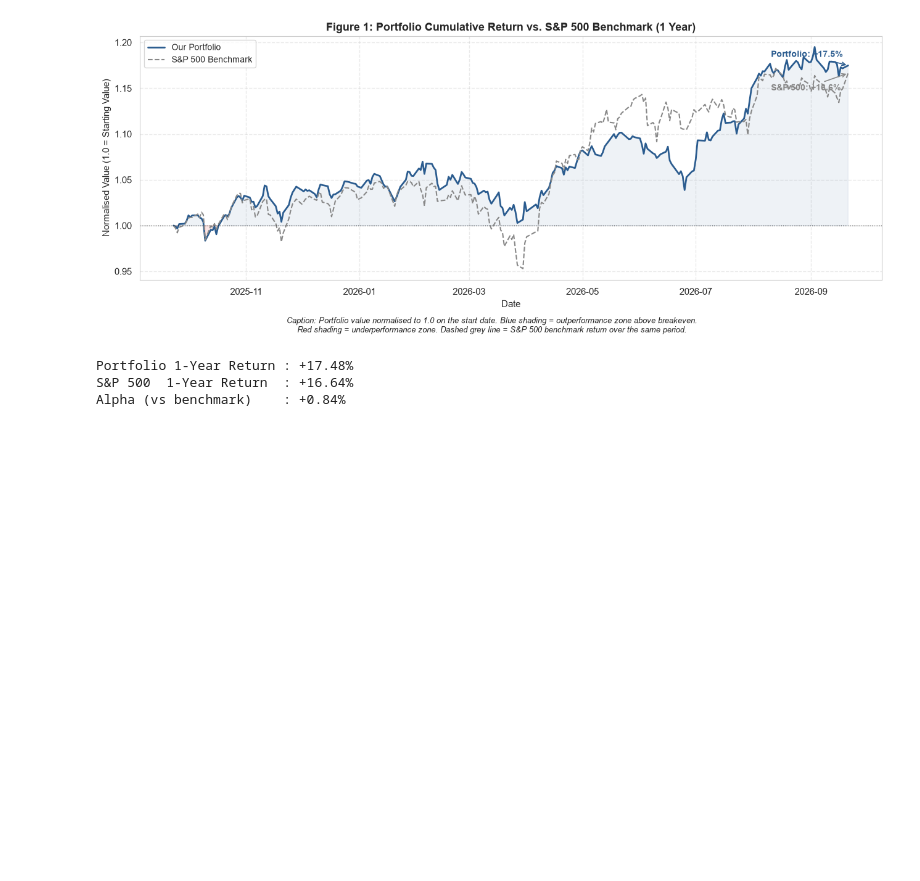
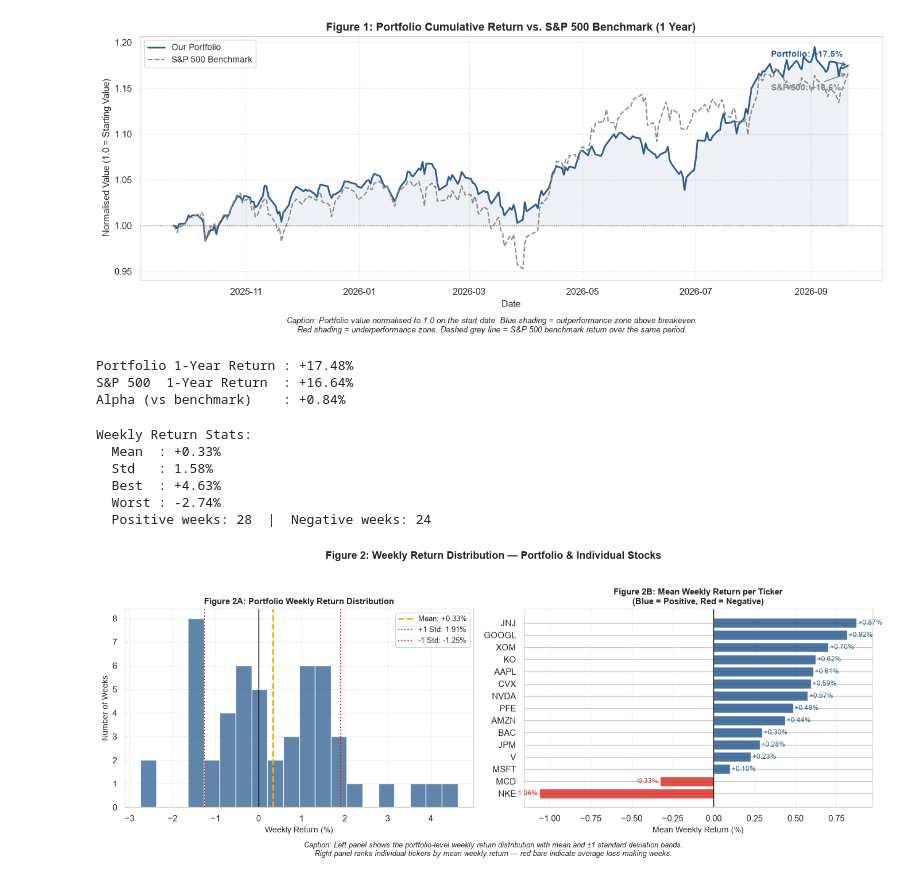
Before and after one commit to clivemisiko/ai_foundations, a Jupyter notebook: capstone_baseline.ipynb, the cells around one changed output. Saved outputs shown, nothing was run; the diff lists cells and outputs as text; code cells hidden in the pictures; blank space fills up the shorter version.

```diff
--- a/capstone_baseline.ipynb
+++ b/capstone_baseline.ipynb
@@ -189,3 +189,70 @@ print(f"Alpha (vs benchmark)    : {(final_port - final_sp500)*100:+.2f}%")
 Portfolio 1-Year Return : +17.48%
 S&P 500  1-Year Return  : +16.64%
 Alpha (vs benchmark)    : +0.84%
+# %%
+# ── Compute weekly returns (resample daily prices to weekly, last close) ──────
+weekly_prices  = prices.resample('W').last()
+weekly_returns = weekly_prices.pct_change().dropna() * 100   # as %
+
+# Portfolio-level weekly return: cost-basis weighted average across tickers
+weekly_portfolio_return = weekly_returns.mul(weights, axis=1).sum(axis=1)
+
+mean_wr = weekly_portfolio_return.mean()
+std_wr  = weekly_portfolio_return.std()
+pos_weeks = (weekly_portfolio_return > 0).sum()
+neg_weeks = (weekly_portfolio_return < 0).sum()
+
+print(f"Weekly Return Stats:")
+print(f"  Mean  : {mean_wr:+.2f}%")
+print(f"  Std   : {std_wr:.2f}%")
+print(f"  Best  : {weekly_portfolio_return.max():+.2f}%")
+print(f"  Worst : {weekly_portfolio_return.min():+.2f}%")
+print(f"  Positive weeks: {pos_weeks}  |  Negative weeks: {neg_weeks}")
+
+# ── Plot ──────────────────────────────────────────────────────────────────────
+fig, axes = plt.subplots(1, 2, figsize=(14, 5))
+
+# Left: Portfolio-level weekly return histogram
+axes[0].hist(weekly_portfolio_return, bins=20, color='#2b5c8f', alpha=0.75, edgecolor='white')
+axes[0].axvline(mean_wr,   color='orange',  linewidth=2,   linestyle='--', label=f'Mean: {mean_wr:+.2f}%')
+axes[0].axvline(mean_wr + std_wr, color='red', linewidth=1.5, linestyle=':', label=f'+1 Std: {mean_wr+std_wr:.2f}%')
+axes[0].axvline(mean_wr - std_wr, color='red', linewidth=1.5, linestyle=':', label=f'-1 Std: {mean_wr-std_wr:.2f}%')
+axes[0].axvline(0, color='black', linewidth=1)
+axes[0].set_title("Figure 2A: Portfolio Weekly Return Distribution", fontsize=11, fontweight='bold')
+axes[0].set_xlabel("Weekly Return (%)", fontsize=10)
+axes[0].set_ylabel("Number of Weeks", fontsize=10)
+axes[0].legend(fontsize=9)
+axes[0].grid(True, linestyle='--', alpha=0.4)
+
+# Right: Per-ticker mean weekly return ranked bar chart
+mean_ticker_weekly = weekly_returns.mean().sort_values()
+colors = ['#d73027' if v < 0 else '#2b5c8f' for v in mean_ticker_weekly]
+
+axes[1].barh(mean_ticker_weekly.index, mean_ticker_weekly.values, color=colors, alpha=0.85)
+axes[1].axvline(0, color='black', linewidth=1)
+for i, (ticker, val) in enumerate(mean_ticker_weekly.items()):
+    axes[1].text(val + (0.01 if val >= 0 else -0.01), i,
+                 f'{val:+.2f}%', va='center', ha='left' if val >= 0 else 'right',
+                 fontsize=8.5, color='#d73027' if val < 0 else '#2b5c8f')
+axes[1].set_title("Figure 2B: Mean Weekly Return per Ticker\n(Blue = Positive, Red = Negative)",
+                  fontsize=11, fontweight='bold')
+axes[1].set_xlabel("Mean Weekly Return (%)", fontsize=10)
+axes[1].grid(axis='x', linestyle='--', alpha=0.4)
+
+plt.suptitle("Figure 2: Weekly Return Distribution — Portfolio & Individual Stocks",
+             fontsize=13, fontweight='bold', y=1.02)
+plt.figtext(0.5, -0.04,
+    "Caption: Left panel shows the portfolio-level weekly return distribution with mean and ±1 standard deviation bands.\n"
+    "Right panel ranks individual tickers by mean weekly return — red bars indicate average loss-making weeks.",
+    ha='center', fontsize=9, style='italic')
+
+plt.tight_layout()
+plt.show()
+# %% [output]
+Weekly Return Stats:
+  Mean  : +0.33%
+  Std   : 1.58%
+  Best  : +4.63%
+  Worst : -2.74%
+  Positive weeks: 28  |  Negative weeks: 24
+[figure, added]
```
Also changed, not shown: parts of 3 cells of this notebook.
